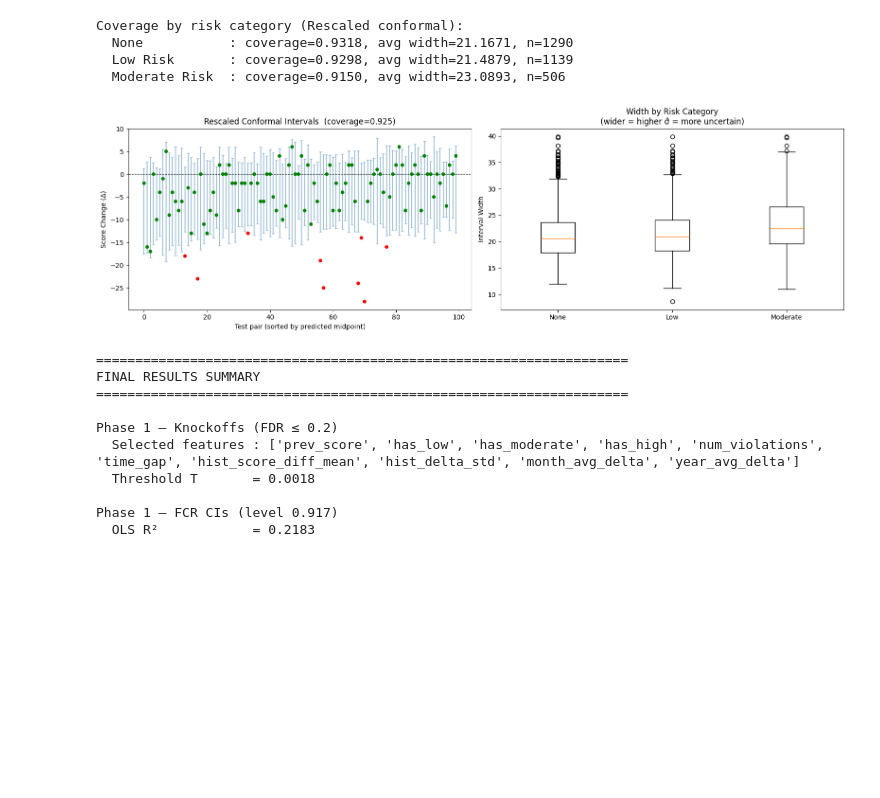
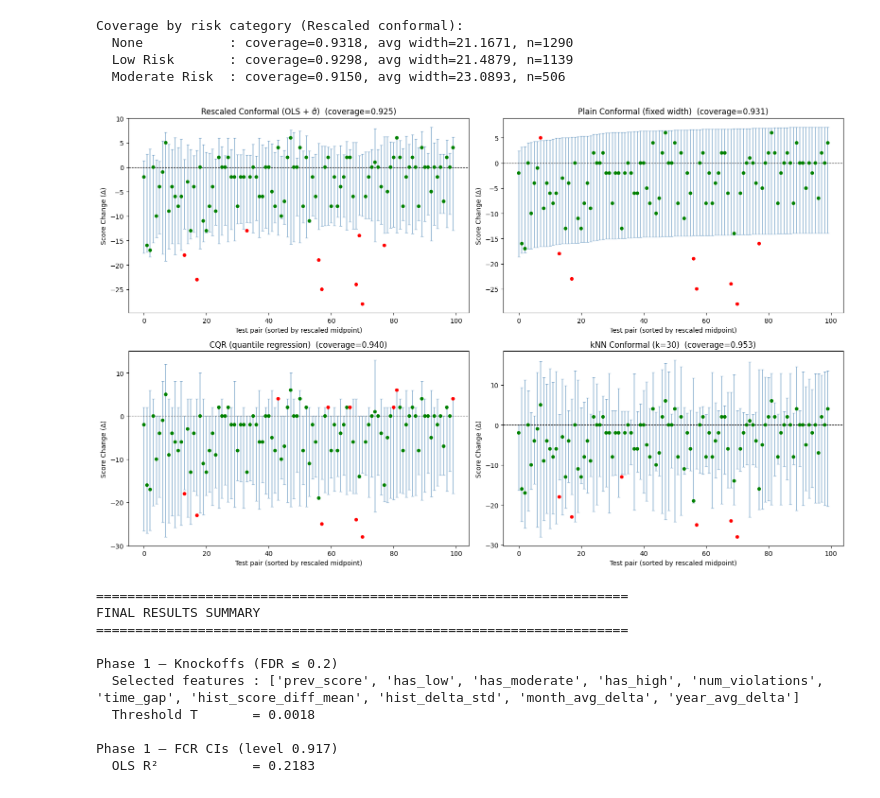
Before and after one commit to frank22lin/Multiple-Testing-Project, a Jupyter notebook: Project2/Project2.ipynb, the cells around one changed output. Saved outputs shown, nothing was run; the diff lists cells and outputs as text; code cells hidden in the pictures; blank space fills up the shorter version.

Commit message:
add comparison diagram of CI methods for predictive inference

```diff
--- a/Project2/Project2.ipynb
+++ b/Project2/Project2.ipynb
@@ -1066,39 +1066,38 @@ Coverage by risk category (Rescaled conformal):
   Low Risk       : coverage=0.9298, avg width=21.4879, n=1139
   Moderate Risk  : coverage=0.9150, avg width=23.0893, n=506
 # %%
-# Visualisation: prediction intervals vs actual delta
-fig, axes = plt.subplots(1, 2, figsize=(16, 5))
+# Visualisation: prediction intervals vs actual delta — all four methods
+methods = [
+    ('Rescaled Conformal (OLS + σ̂)', lower_rs,  upper_rs,  covered_rs,  cov_rs),
+    ('Plain Conformal (fixed width)',  lower_pl,  upper_pl,  covered_pl,  cov_pl),
+    ('CQR (quantile regression)',      lower_cqr, upper_cqr, covered_cqr, cov_cqr),
+    (f'kNN Conformal (k={K_best})',    lower_knn, upper_knn, covered_knn, cov_knn2),
+]
 
-mid   = (lower_rs + upper_rs) / 2
-order = np.argsort(mid)[:100]
+# Common ordering across all panels (sort by rescaled midpoint)
+mid_ref = (lower_rs + upper_rs) / 2
+order   = np.argsort(mid_ref)[:100]
 
-ax = axes[0]
-ax.errorbar(range(len(order)), mid[order],
-            yerr=[mid[order]-lower_rs[order], upper_rs[order]-mid[order]],
-            fmt='none', ecolor='steelblue', alpha=0.5, capsize=2)
-ax.scatter(range(len(order)), y_test[order],
-           c=['green' if c else 'red' for c in covered_rs[order]],
-           s=20, zorder=5)
-ax.axhline(0, color='black', linewidth=0.8, linestyle='--')
-ax.set_xlabel('Test pair (sorted by predicted midpoint)')
-ax.set_ylabel('Score Change (Δ)')
-ax.set_title(f'Rescaled Conformal Intervals  (coverage={cov_rs:.3f})')
+fig, axes = plt.subplots(2, 2, figsize=(16, 10))
 
-ax2 = axes[1]
-data_by_risk = {}
-for col, name in zip(['has_low','has_moderate','has_high'],
-                     ['None','Low','Moderate','High']):
-    mask = pairs_test_valid[col].values.astype(bool)
-    if mask.sum() > 0:
-        data_by_risk[name] = (upper_rs - lower_rs)[mask]
-ax2.boxplot(list(data_by_risk.values()), labels=list(data_by_risk.keys()))
-ax2.set_ylabel('Interval Width')
-ax2.set_title('Width by Risk Category\n(wider = higher σ̂ = more uncertain)')
+for ax, (title, lo, hi, covered, cov) in zip(axes.flat, methods):
+    mid = (lo + hi) / 2
+    ax.errorbar(range(len(order)), mid[order],
+                yerr=[mid[order]-lo[order], hi[order]-mid[order]],
+                fmt="none", ecolor="steelblue", alpha=0.5, capsize=2)
+    ax.scatter(range(len(order)), y_test[order],
+               c=["green" if c else "red" for c in covered[order]],
+               s=20, zorder=5)
+    ax.axhline(0, color="black", linewidth=0.8, linestyle="--")
+    ax.set_xlabel("Test pair (sorted by rescaled midpoint)")
+    ax.set_ylabel("Score Change (Δ)")
+    ax.set_title(f"{title}  (coverage={cov:.3f})")
+
 plt.tight_layout()
-plt.savefig('evaluation_results.png', dpi=120, bbox_inches='tight')
+plt.savefig("evaluation_results.png", dpi=120, bbox_inches="tight")
 plt.show()
 # %% [output]
-[figure, old version]
+[figure, new version]
 # %%
 print("=" * 68)
 print("FINAL RESULTS SUMMARY")
```
Also changed, not shown: 2 other files.
